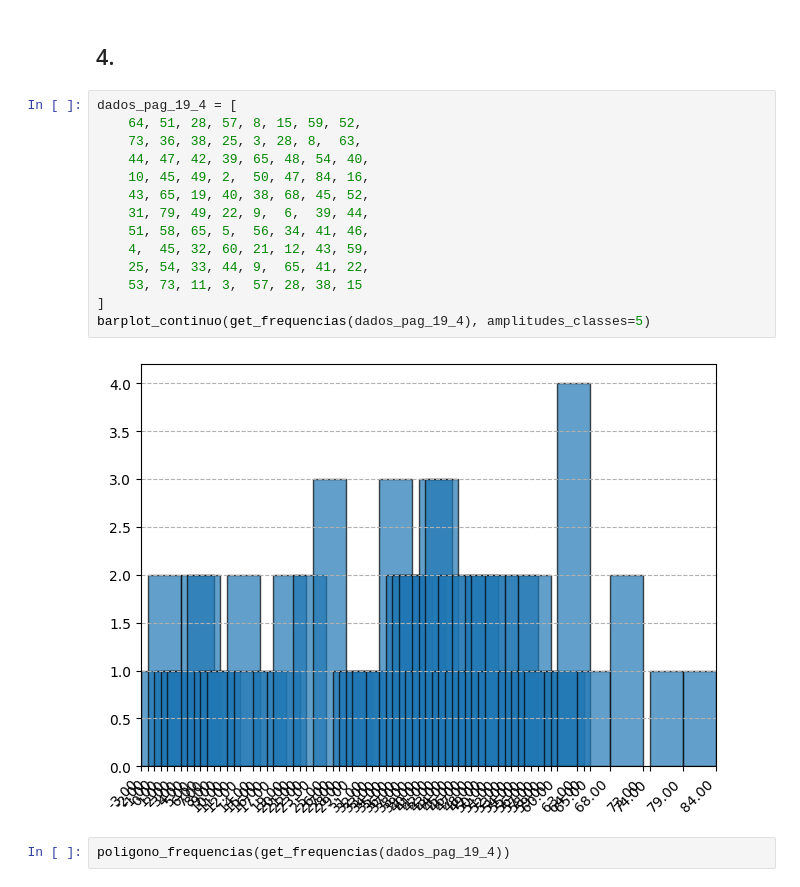
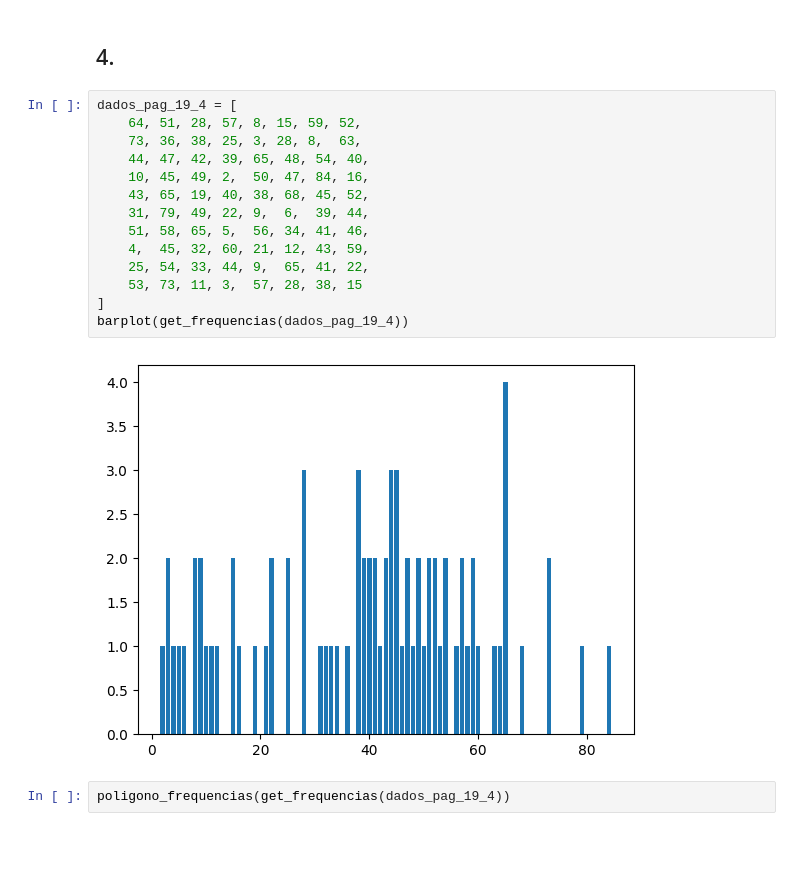
Before and after one commit to JoaoVCMiranda/estatistica, a Jupyter notebook: Capítulo_2_Questões.ipynb, the cells around one changed output. Saved outputs shown, nothing was run; the diff lists cells and outputs as text; blank space fills up the shorter version.

```diff
--- a/Capítulo_2_Questões.ipynb
+++ b/Capítulo_2_Questões.ipynb
@@ -98,19 +103,19 @@ poligono_frequencias_acumuladas(get_frequencias_relativas_acumuladas(dados_tabel
 # %%
 dados_pag_19_4 = [
     64, 51, 28, 57, 8, 15, 59, 52,
     73, 36, 38, 25, 3, 28, 8,  63,
     44, 47, 42, 39, 65, 48, 54, 40,
     10, 45, 49, 2,  50, 47, 84, 16,
     43, 65, 19, 40, 38, 68, 45, 52,
     31, 79, 49, 22, 9,  6,  39, 44,
     51, 58, 65, 5,  56, 34, 41, 46,
     4,  45, 32, 60, 21, 12, 43, 59,
     25, 54, 33, 44, 9,  65, 41, 22,
     53, 73, 11, 3,  57, 28, 38, 15
 ]
-barplot_continuo(get_frequencias(dados_pag_19_4), amplitudes_classes=5)
+barplot(get_frequencias(dados_pag_19_4))
 # %% [output]
-[figure, old version]
+[figure, new version]
 # %%
 poligono_frequencias(get_frequencias(dados_pag_19_4))
 # %% [output]
```
Also changed, not shown: parts of 16 cells of this notebook, 6 other files.
